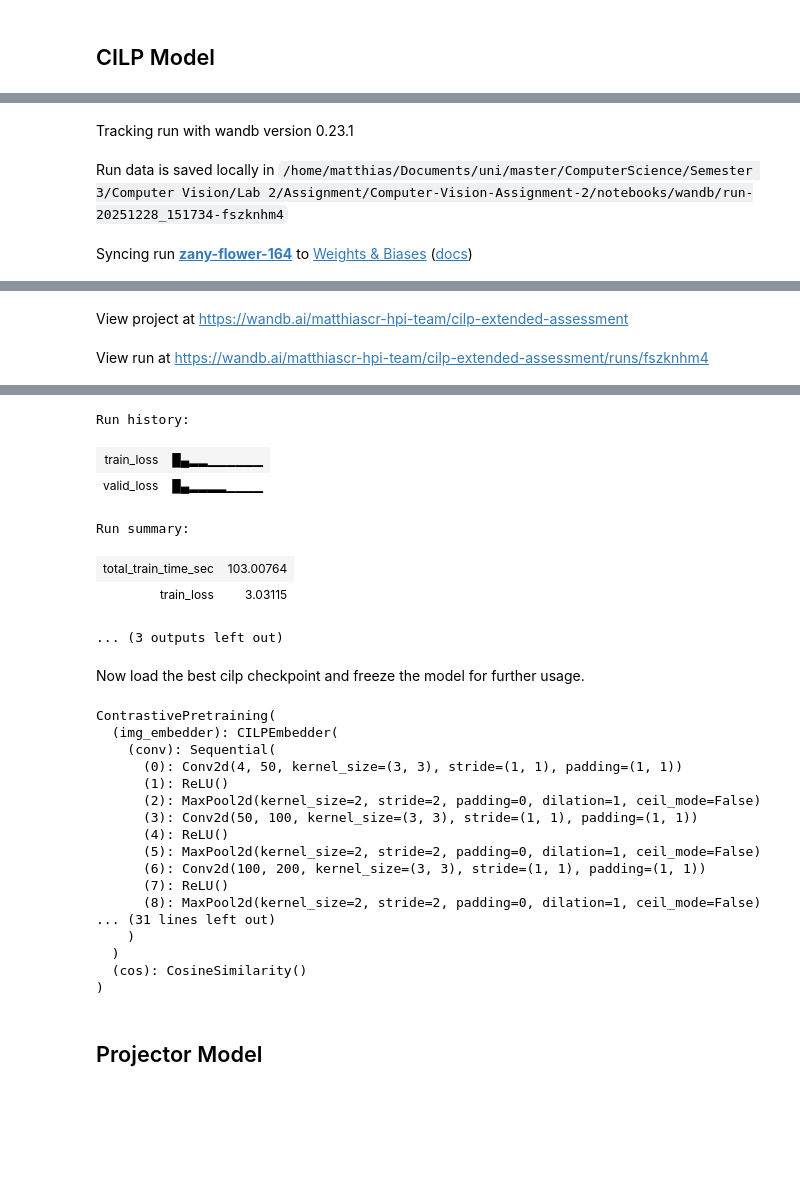
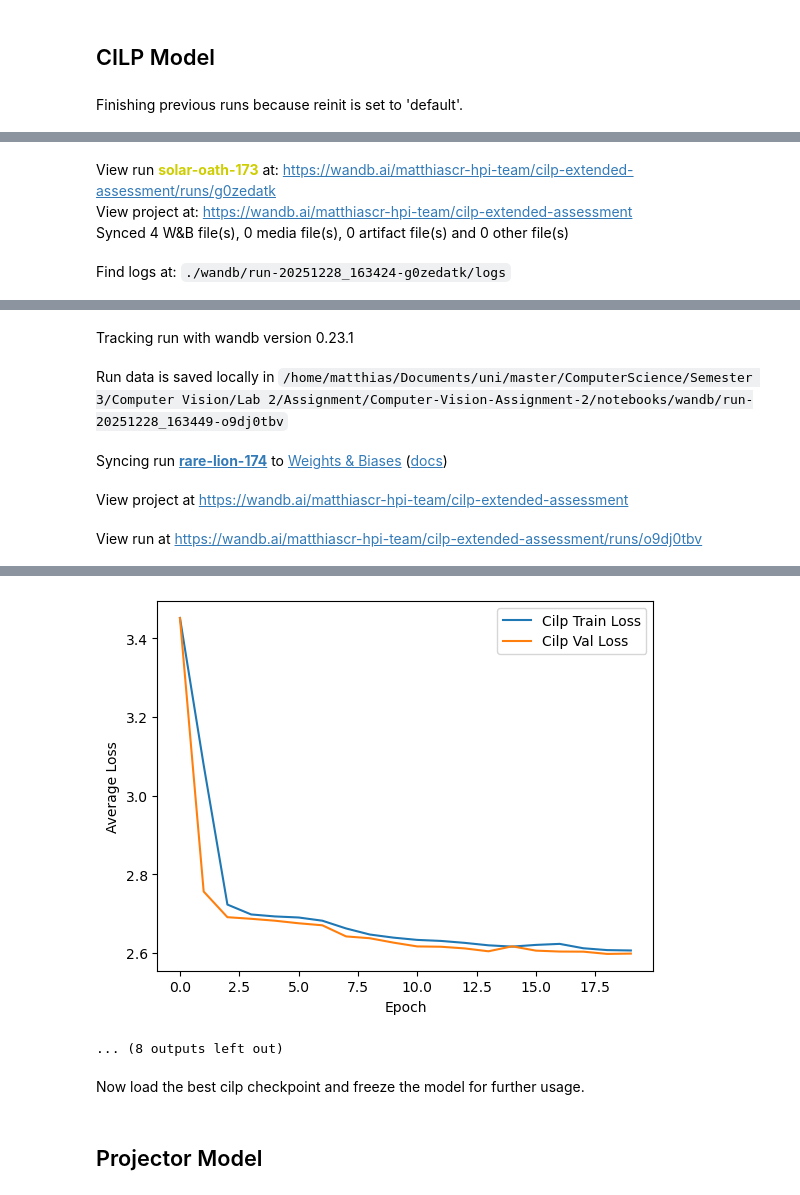
Before and after one commit to MatthiasCr/Computer-Vision-Assignment-2, a Jupyter notebook: notebooks/04_final_assessment.ipynb, the cells around one changed output, grey strips where cells are left out. Drawn from its saved outputs; the diff is of its cells as text; code cells hidden in the pictures; blank space fills up the shorter version.

Commit message:
models reverted

```diff
--- a/notebooks/04_final_assessment.ipynb
+++ b/notebooks/04_final_assessment.ipynb
@@ -201,10 +130,12 @@ LidarClassifier(
 # %% [markdown]
 ## CILP Model
 # %%
+BATCH_SIZE = 32
 cilp_model = models.ContrastivePretraining(batch_size=BATCH_SIZE).to(device)
 cilp_num_params = sum(p.numel() for p in cilp_model.parameters())
-epochs = 10
-lr = 1e-4
+epochs = 20
+lr = 1e-2
+
 
 optim = Adam(cilp_model.parameters(), lr=lr)
 # %%
@@ -242,16 +173,20 @@ cilp_train_loss, cilp_val_loss = training.train_model(
     calc_accuracy=False
 )
 
-run.finish()
-
 visualization.plot_loss(epochs,
     {
         "Cilp Train Loss": cilp_train_loss,
         "Cilp Val Loss": cilp_val_loss
     }
 )
+
+visualization.plot_similarity_matrix(cilp_model, apply_cilp_model, val_dataloader, device, run)
+
+run.finish()
 # %% [output]
+Finishing previous runs because reinit is set to 'default'.
 [interactive output not drawn]
-Tracking run with wandb version 0.23.1
-Run data is saved locally in /home/matthias/Documents/uni/master/ComputerScience/Semester 3/Computer Vision/Lab 2/Assignment/Computer-Vision-Assignment-2/notebooks/wandb/run-20251228_151734-fszknhm4
+View run solar-oath-173 at: https://wandb.ai/matthiascr-hpi-team/cilp-extended-assessment/runs/g0zedatk
+View project at: https://wandb.ai/matthiascr-hpi-team/cilp-extended-assessment
+Synced 4 W&B file(s), 0 media file(s), 0 artifact file(s) and 0 other file(s)
-Syncing run zany-flower-164 to Weights & Biases (docs)
+Find logs at: ./wandb/run-20251228_163424-g0zedatk/logs
@@ -258,3 +194,6 @@ Syncing run zany-flower-164 to Weights & Biases (docs)
-View project at https://wandb.ai/matthiascr-hpi-team/cilp-extended-assessment
+Tracking run with wandb version 0.23.1
-View run at https://wandb.ai/matthiascr-hpi-team/cilp-extended-assessment/runs/fszknhm4
+Run data is saved locally in /home/matthias/Documents/uni/master/ComputerScience/Semester 3/Computer Vision/Lab 2/Assignment/Computer-Vision-Assignment-2/notebooks/wandb/run-20251228_163449-o9dj0tbv
+Syncing run rare-lion-174 to Weights & Biases (docs)
+View project at https://wandb.ai/matthiascr-hpi-team/cilp-extended-assessment
+View run at https://wandb.ai/matthiascr-hpi-team/cilp-extended-assessment/runs/o9dj0tbv
 All random seeds set to 51 for reproducibility
@@ -278,10 +216,5 @@ Found and saved better weights for the model
+[figure, added]
-Run history:
+... (8 outputs left out)
-| train_loss | █▄▂▂▁▁▁▁▁▁ |
-| valid_loss | █▄▂▂▂▂▁▁▁▁ |
-Run summary:
-| total_train_time_sec | 103.00764 |
-| train_loss | 3.03115 |
-... (3 outputs left out)
 # %% [markdown]
 Now load the best cilp checkpoint and freeze the model for further usage.
 # %%
@@ -292,24 +225,6 @@ cilp_model = cilp_model.to(device)
 for param in cilp_model.parameters():
     param.requires_grad = False
 cilp_model.eval()
-# %% [output]
-ContrastivePretraining(
-  (img_embedder): CILPEmbedder(
-    (conv): Sequential(
-      (0): Conv2d(4, 50, kernel_size=(3, 3), stride=(1, 1), padding=(1, 1))
-      (1): ReLU()
-      (2): MaxPool2d(kernel_size=2, stride=2, padding=0, dilation=1, ceil_mode=False)
-      (3): Conv2d(50, 100, kernel_size=(3, 3), stride=(1, 1), padding=(1, 1))
-      (4): ReLU()
-      (5): MaxPool2d(kernel_size=2, stride=2, padding=0, dilation=1, ceil_mode=False)
-      (6): Conv2d(100, 200, kernel_size=(3, 3), stride=(1, 1), padding=(1, 1))
-      (7): ReLU()
-      (8): MaxPool2d(kernel_size=2, stride=2, padding=0, dilation=1, ceil_mode=False)
-... (31 lines left out)
-    )
-  )
-  (cos): CosineSimilarity()
-)
 # %% [markdown]
 ## Projector Model
 # %%
```
Also changed, not shown: parts of 8 cells of this notebook, 6 other files.
